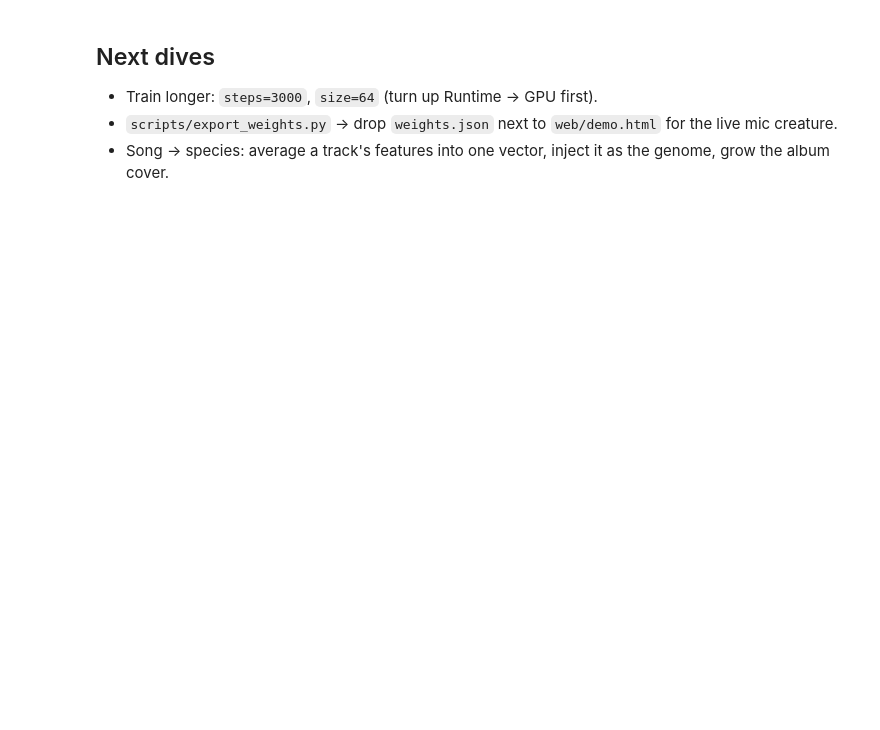
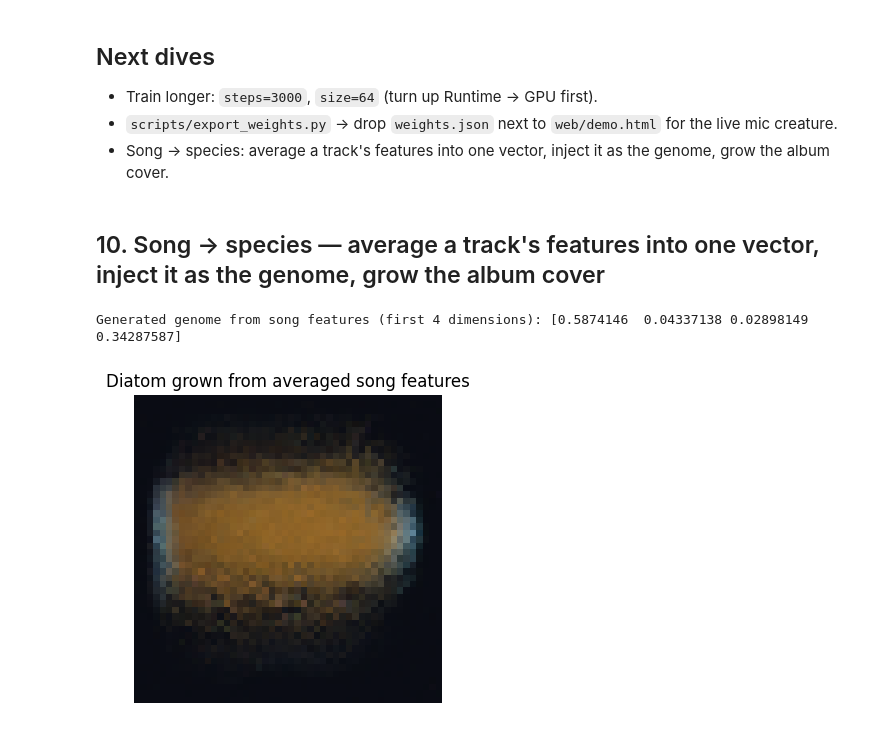
Before and after one commit to AaronGrace978/Automata, a Jupyter notebook: notebooks/diatom_nca_colab.ipynb, the cells around one changed output. Saved outputs shown, nothing was run; the diff lists cells and outputs as text; code cells hidden in the pictures; blank space fills up the shorter version.

```diff
--- a/notebooks/diatom_nca_colab.ipynb
+++ b/notebooks/diatom_nca_colab.ipynb
@@ -208,3 +269,67 @@ for persona in ['diatom_elder', 'lab_assistant', 'feral_bloom']:
 - Train longer: `steps=3000`, `size=64` (turn up Runtime → GPU first).
 - `scripts/export_weights.py` → drop `weights.json` next to `web/demo.html` for the live mic creature.
 - Song → species: average a track's features into one vector, inject it as the genome, grow the album cover.
+# %% [markdown]
+## 10. Song → species — average a track's features into one vector, inject it as the genome, grow the album cover
+# %%
+import sys
+import os
+if not os.path.exists('/content/Automata'):
+    import subprocess
+    subprocess.run(['git', 'clone', '-q', 'https://github.com/AaronGrace978/Automata.git', '/content/Automata'])
+if '/content/Automata' not in sys.path:
+    sys.path.insert(0, '/content/Automata')
+
+import torch
+import numpy as np
+import matplotlib.pyplot as plt
+from nca.voice import sing
+from nca import audio as audio_lib
+from nca.utils import state_to_rgb
+
+if 'model' in locals() or 'model' in globals():
+    # Ensure the model and its perception kernel are on the correct device to avoid device mismatch errors
+    model.to(device)
+    if hasattr(model, 'perception_kernel'):
+        model.perception_kernel = model.perception_kernel.to(device)
+
+    with torch.no_grad():
+        # First, let's generate a song from a grown diatom, similar to section 7
+        song_traj_for_genome = model.grow(96, size=SIZE, device=device)
+        generated_song = sing(song_traj_for_genome[0])
+
+    # Extract STFT features from the generated song
+    # Using the mean of the stereo channels for feature extraction
+    feats_for_genome = audio_lib.smooth(audio_lib.stft_features(generated_song.mean(axis=1).astype(np.float32)))
+
+    # Average the features to create a single genome vector
+    # The genome in DiatomNCA is 4-dimensional, so we'll take the first 4 averaged features.
+    average_genome_vector = torch.from_numpy(feats_for_genome.mean(axis=0)[:4]).float()
+
+    # If the `average_genome_vector` is shorter than 4, pad it with zeros
+    if average_genome_vector.shape[0] < 4:
+        padded_genome_vector = torch.zeros(4, dtype=torch.float32)
+        padded_genome_vector[:average_genome_vector.shape[0]] = average_genome_vector
+        average_genome_vector = padded_genome_vector
+
+    print(f"Generated genome from song features (first 4 dimensions): {average_genome_vector.numpy()}")
+
+    # Now, grow a new diatom using this averaged feature vector as its genome
+    with torch.no_grad():
+        # Ensure genome is 1x4 (batch_size, genome_dim)
+        genome_for_new_species = average_genome_vector.unsqueeze(0).to(device)
+
+        x_new_species = model.seed(1, SIZE, device=device, genome=genome_for_new_species)
+        grown_from_song_genome = state_to_rgb(model(x_new_species, steps=96))[0]
+
+    # Display the resulting diatom
+    plt.figure(figsize=(4, 4))
+    plt.imshow(grown_from_song_genome)
+    plt.axis('off')
+    plt.title('Diatom grown from averaged song features')
+    plt.show()
+else:
+    print("Please run the setup and model initialization cells (Sections 0 to 4) first to define `model`, `SIZE`, and `device`.")
+# %% [output]
+Generated genome from song features (first 4 dimensions): [0.5874146  0.04337138 0.02898149 0.34287587]
+[figure, added]
```
Also changed, not shown: parts of 11 cells of this notebook.
